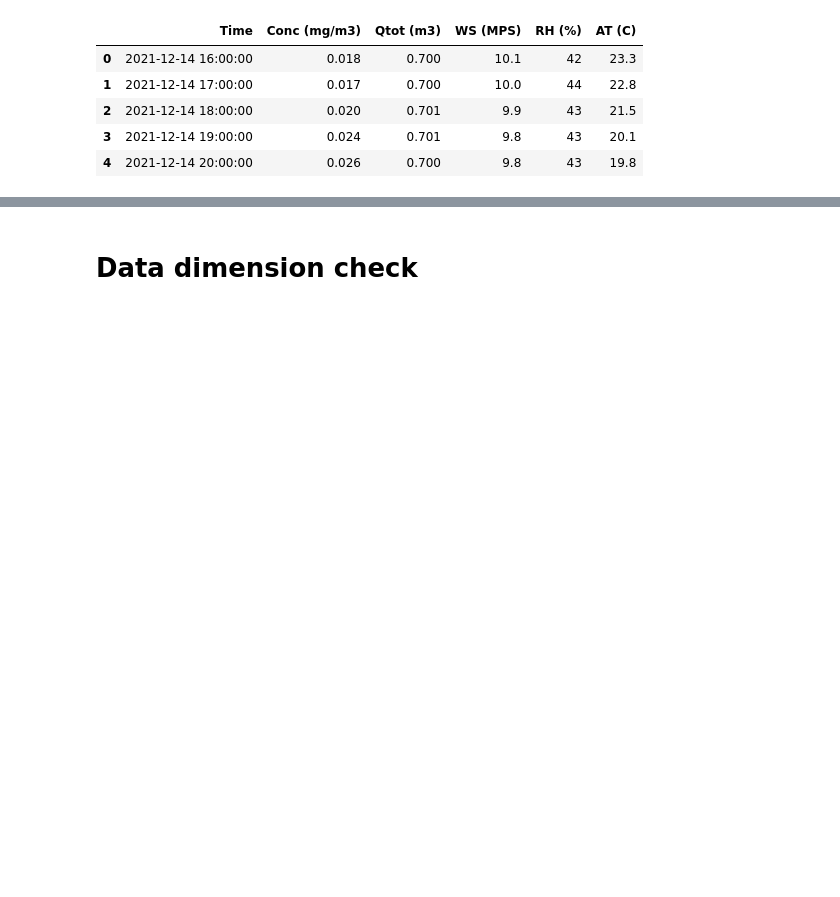
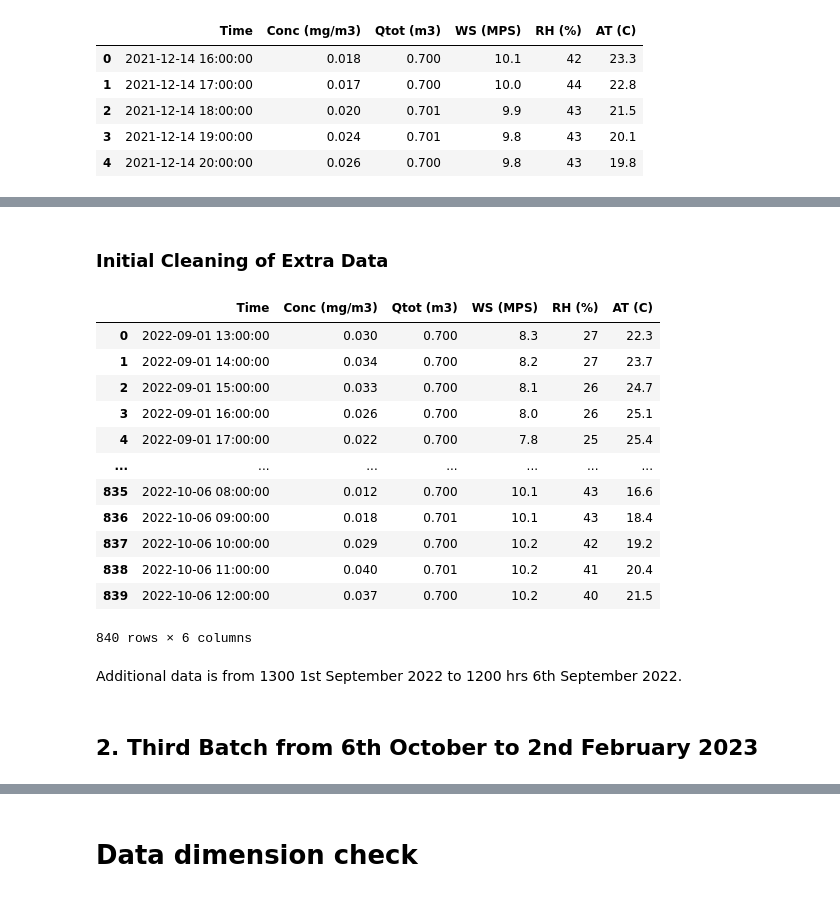
Before and after one commit to CHRISTINEMUTHEE/Nairobi_GEOS_CF_Bias_Correction, a Jupyter notebook: nairobi_analysis.ipynb, the cells around one changed output, grey strips where cells are left out. Saved outputs shown, nothing was run; the diff lists cells and outputs as text; code cells hidden in the pictures; blank space fills up the shorter version.

```diff
--- a/nairobi_analysis.ipynb
+++ b/nairobi_analysis.ipynb
@@ -24,0 +47,4 @@ Nairobi_df.head()
+# %%
+# 2nd Batch data from 1300 1st September 2022
+data_sep_oct=pd.read_csv("/Users/Christine.Muthee/Documents/Nairobi_AQ/New_data/Data - 1st Sept - 6th Oct 22.CSV")
+data_sep_oct.head()
@@ -24,0 +70,26 @@ Nairobi_df.head()
+# %% [markdown]
+### Initial Cleaning of Extra Data
+# %%
+#Dropping unnecessary variables
+data_sep_oct_df=data_sep_oct.drop(['no (V)','WS (KPH)','WS (MPS).1','Stab (ug)', 'Ref (ug)', 'E', 'U', 'M',
+       'I', 'L', 'R', 'N', 'F', 'P', 'D', 'C', 'T', 'Unnamed: 23',
+       'Unnamed: 24'],axis=1)
+data_sep_oct_df
+# %% [output]
+|  | Time | Conc (mg/m3) | Qtot (m3) | WS (MPS) | RH (%) | AT (C) |
+| 0 | 2022-09-01 13:00:00 | 0.030 | 0.700 | 8.3 | 27 | 22.3 |
+| 1 | 2022-09-01 14:00:00 | 0.034 | 0.700 | 8.2 | 27 | 23.7 |
+| 2 | 2022-09-01 15:00:00 | 0.033 | 0.700 | 8.1 | 26 | 24.7 |
+| 3 | 2022-09-01 16:00:00 | 0.026 | 0.700 | 8.0 | 26 | 25.1 |
+| 4 | 2022-09-01 17:00:00 | 0.022 | 0.700 | 7.8 | 25 | 25.4 |
+| ... | ... | ... | ... | ... | ... | ... |
+| 835 | 2022-10-06 08:00:00 | 0.012 | 0.700 | 10.1 | 43 | 16.6 |
+| 836 | 2022-10-06 09:00:00 | 0.018 | 0.701 | 10.1 | 43 | 18.4 |
+| 837 | 2022-10-06 10:00:00 | 0.029 | 0.700 | 10.2 | 42 | 19.2 |
+| 838 | 2022-10-06 11:00:00 | 0.040 | 0.701 | 10.2 | 41 | 20.4 |
+| 839 | 2022-10-06 12:00:00 | 0.037 | 0.700 | 10.2 | 40 | 21.5 |
+840 rows × 6 columns
+# %% [markdown]
+Additional data is from 1300 1st September 2022 to 1200 hrs 6th September 2022.
+# %% [markdown]
+## 2. Third Batch from 6th October to 2nd February 2023
```
Also changed, not shown: parts of 29 cells of this notebook, 3 other files.
